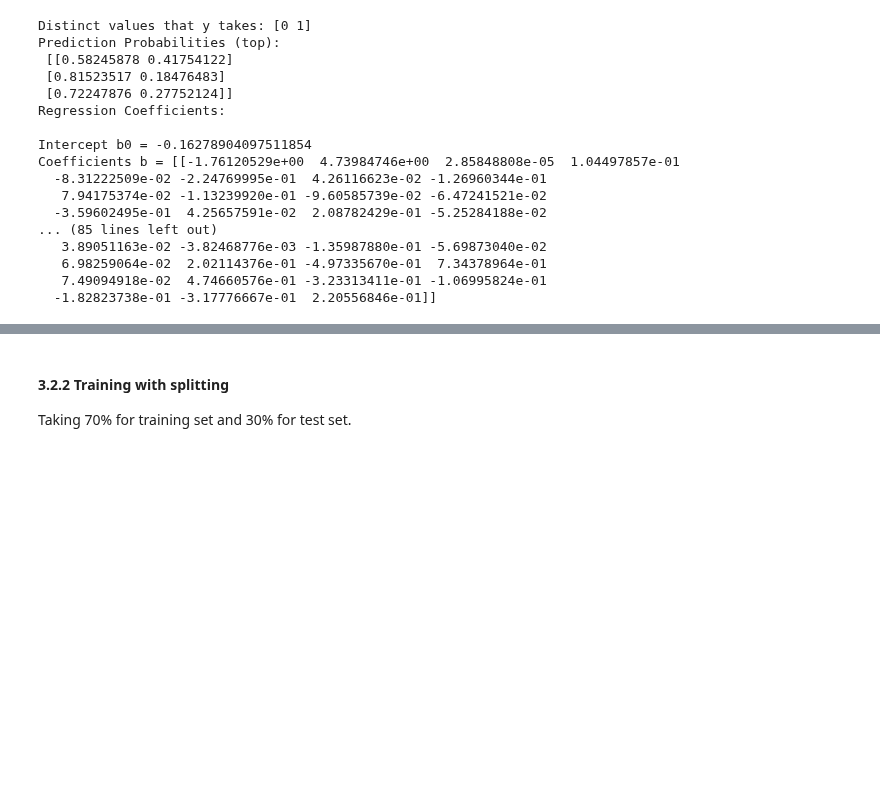
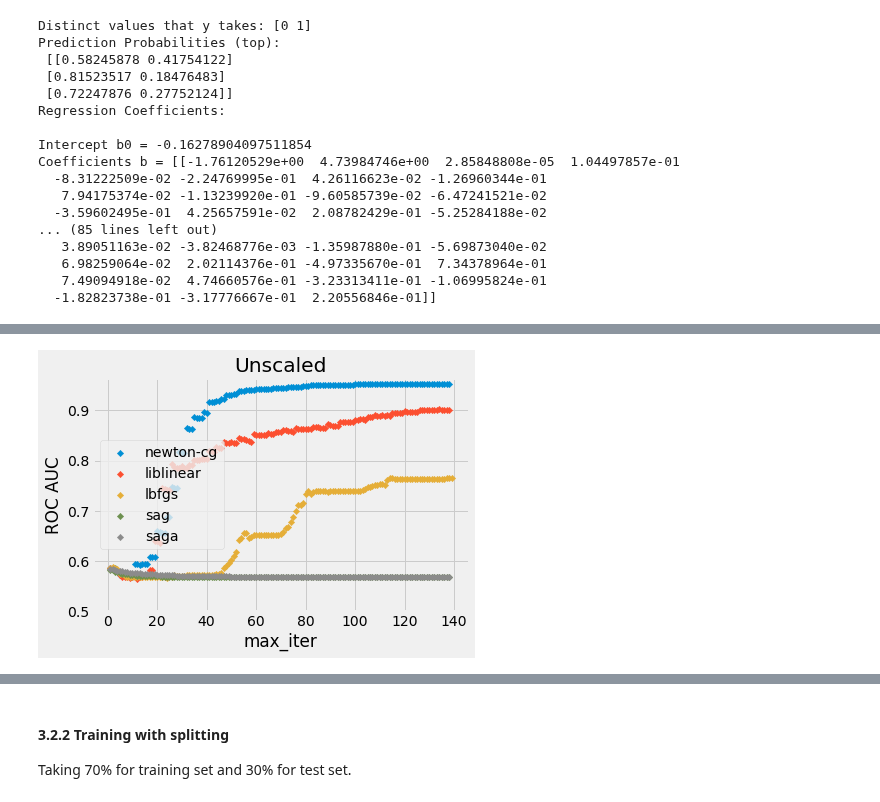
Before and after one commit to ysereda/Springboard, a Jupyter notebook: Capstone2_CustomerChurn.ipynb, the cells around one changed output, grey strips where cells are left out. Cells and saved outputs as stored; diff of their text form; code cells hidden in the pictures; blank space fills up the shorter version.

```diff
--- a/Capstone2_CustomerChurn.ipynb
+++ b/Capstone2_CustomerChurn.ipynb
@@ -2448,0 +2519,11 @@ Coefficients b = [[-1.76120529e+00  4.73984746e+00  2.85848808e-05  1.04497857e-
+# %%
+print("Currently optimal hyperparameters and performance:")
+auc_max = -np.inf
+for solver in ['newton-cg','liblinear','lbfgs','sag','saga']:
+    ds = auc.loc[auc['solver']==solver]
+    idx_opt = np.argmax(ds['roc_auc'])
+    auc_opt = ds.iloc[idx_opt]['roc_auc']
+    if auc_opt > auc_max:
+        auc_max = auc_opt
+        idx_max = idx_opt
+        print(ds.iloc[idx_opt])
@@ -2448,0 +2552,18 @@ Coefficients b = [[-1.76120529e+00  4.73984746e+00  2.85848808e-05  1.04497857e-
+# %%
+auc = pd.read_csv('data/LR.score.solver_maxiter.csv')
+plt.xlabel('max_iter');
+plt.ylabel('ROC AUC');
+auc_lbfgs = auc.loc[auc['solver'] == 'lbfgs']
+auc_newton = auc.loc[auc['solver'] == 'newton-cg']
+auc_liblinear = auc.loc[auc['solver'] == 'liblinear']
+auc_sag = auc.loc[auc['solver'] == 'sag']
+auc_saga = auc.loc[auc['solver'] == 'saga']
+for ds in [auc_newton, auc_liblinear, auc_lbfgs, auc_sag, auc_saga]:
+    plt.scatter(ds['max_iter'], ds['roc_auc'], s=20, marker = 'D');
+plt.ylim([0.5,0.965]) # relative to dummy regressor #0.920591669910471,0.953
+plt.ylabel('ROC AUC')
+plt.xlabel('max_iter')
+plt.legend(['newton-cg','liblinear','lbfgs','sag','saga']);
+plt.title("Unscaled");
+# %% [output]
+[figure, added]
```
Also changed, not shown: parts of 52 cells of this notebook, 4 other files.
